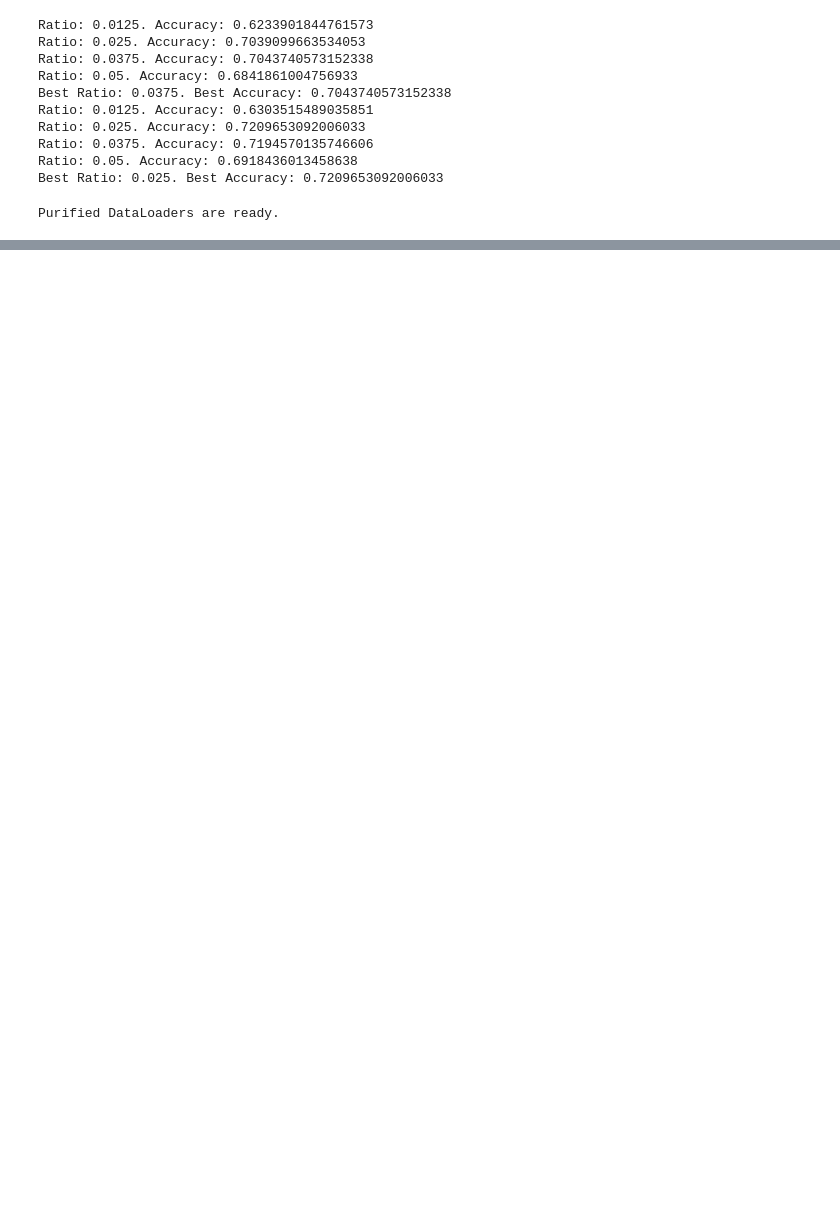
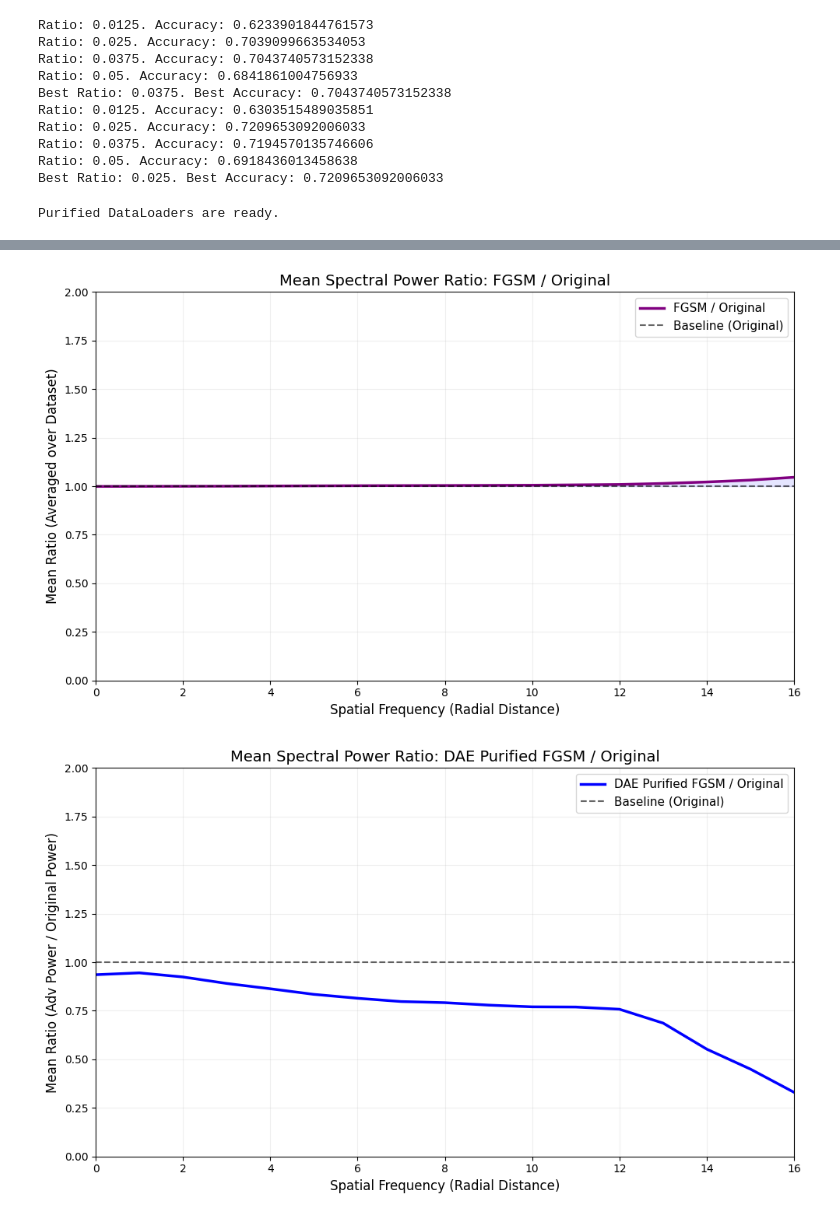
Before and after one commit to alpinedev51/gap, a Jupyter notebook: notebooks/spectral_analysis_cifar_10.ipynb, the cells around one changed output, grey strips where cells are left out. Cells and saved outputs as stored; diff of their text form; code cells hidden in the pictures; blank space fills up the shorter version.

```diff
--- a/notebooks/spectral_analysis_cifar_10.ipynb
+++ b/notebooks/spectral_analysis_cifar_10.ipynb
@@ -362,0 +496,6 @@ analyzer.plot_1d_ratio(original_images, pgd_images, diff_purified_pgd_images, la
+# %%
+analyzer.plot_1d_ratio(original_images, fgsm_images, dae_purified_fgsm_images, label_21="FGSM / Original", label_31="DAE Purified FGSM / Original")
+analyzer.plot_1d_ratio(original_images, pgd_images, dae_purified_pgd_images, label_21="PGD / Original", label_31="DAE Purified PGD / Original")
+# %% [output]
+[figure, added]
+[figure, added]
```
Also changed, not shown: parts of 19 cells of this notebook, 2 other files.
